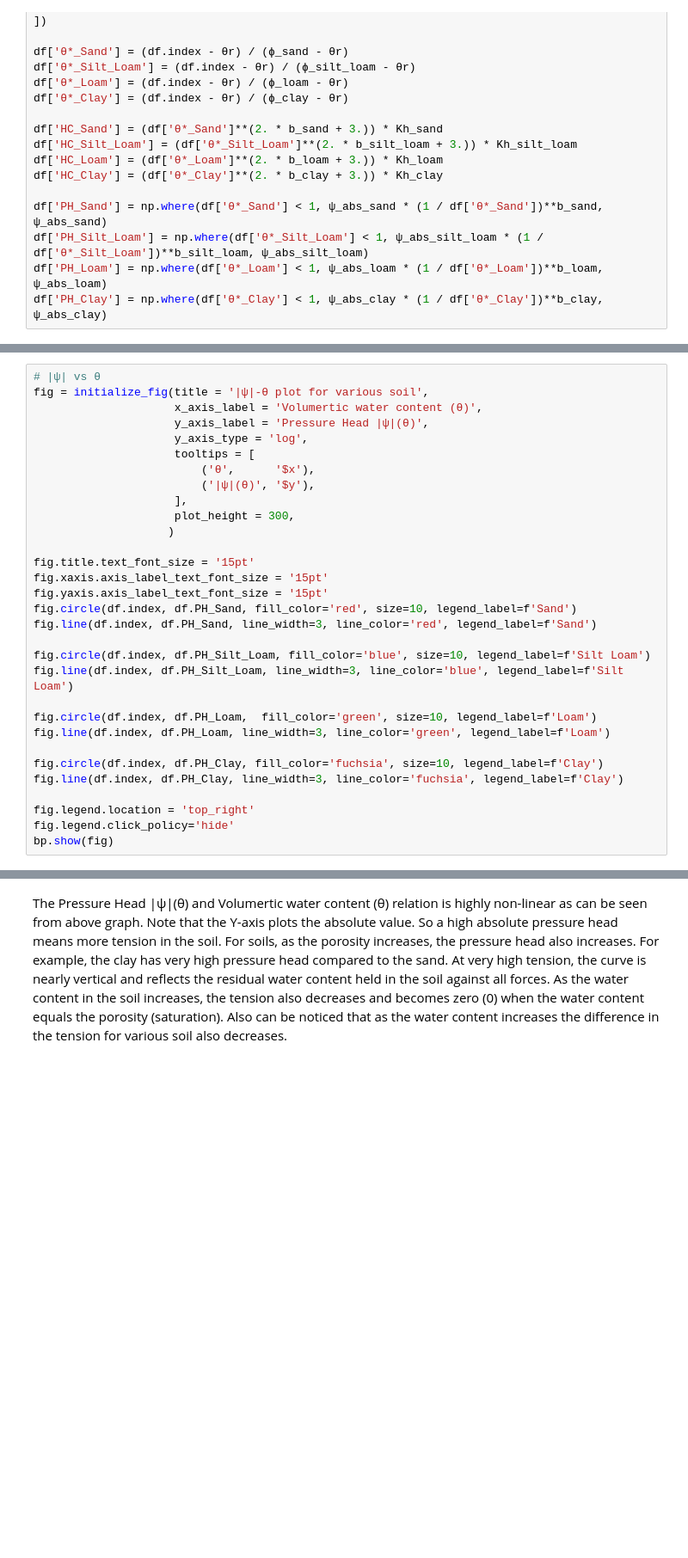
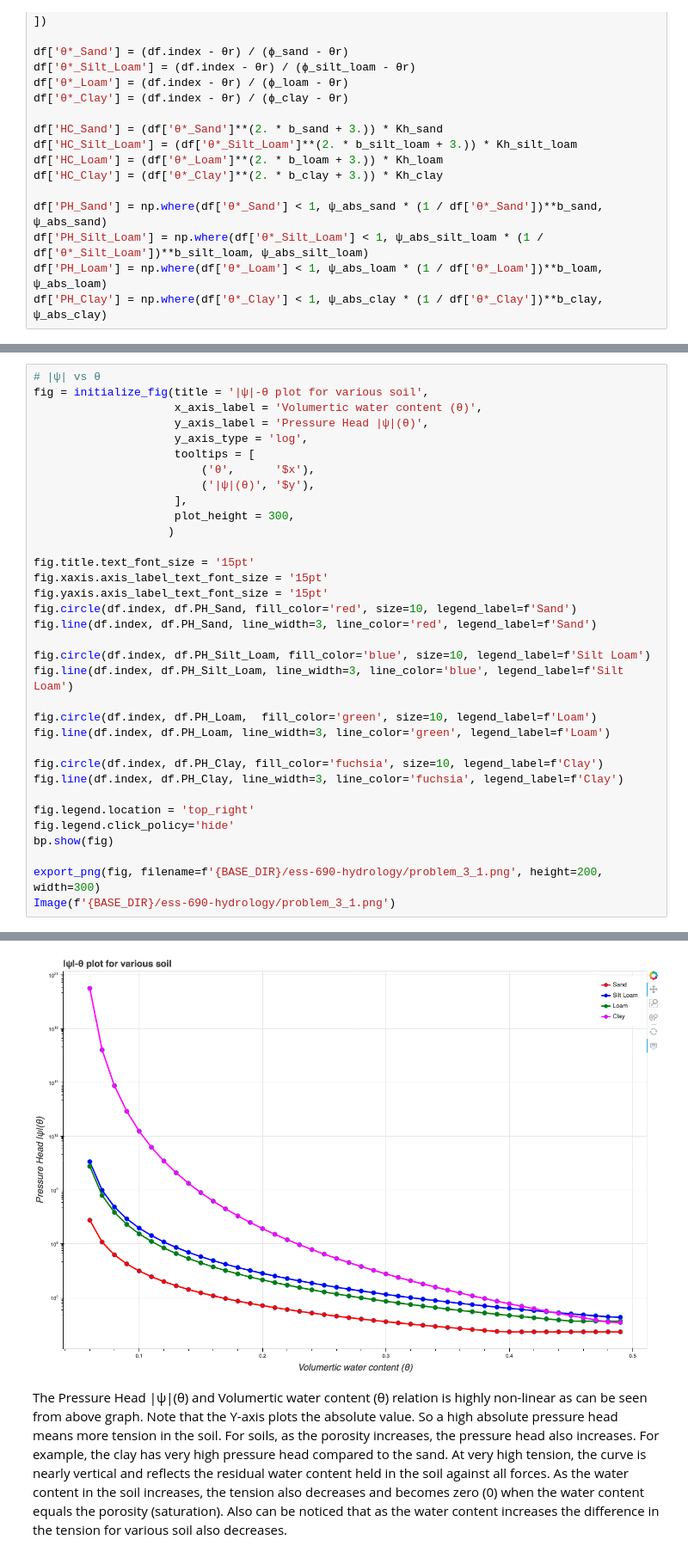
Before and after one commit to biplovbhandari/ess-690-hydrology, a Jupyter notebook: Homework#2.ipynb, the cells around one changed output, grey strips where cells are left out. Shown at 86% size. Drawn from its saved outputs; the diff is of its cells as text; blank space fills up the shorter version.

```diff
--- a/Homework#2.ipynb
+++ b/Homework#2.ipynb
@@ -489,33 +504,37 @@ fig = initialize_fig(title = '|ψ|-θ plot for various soil',
                      y_axis_label = 'Pressure Head |ψ|(θ)',
                      y_axis_type = 'log',
                      tooltips = [
                          ('θ',      '$x'),
                          ('|ψ|(θ)', '$y'),
                      ],
                      plot_height = 300,
                     )
 
 fig.title.text_font_size = '15pt'
 fig.xaxis.axis_label_text_font_size = '15pt'
 fig.yaxis.axis_label_text_font_size = '15pt'
 fig.circle(df.index, df.PH_Sand, fill_color='red', size=10, legend_label=f'Sand')
 fig.line(df.index, df.PH_Sand, line_width=3, line_color='red', legend_label=f'Sand')
 
 fig.circle(df.index, df.PH_Silt_Loam, fill_color='blue', size=10, legend_label=f'Silt Loam')
 fig.line(df.index, df.PH_Silt_Loam, line_width=3, line_color='blue', legend_label=f'Silt Loam')
 
 fig.circle(df.index, df.PH_Loam,  fill_color='green', size=10, legend_label=f'Loam')
 fig.line(df.index, df.PH_Loam, line_width=3, line_color='green', legend_label=f'Loam')
 
 fig.circle(df.index, df.PH_Clay, fill_color='fuchsia', size=10, legend_label=f'Clay')
 fig.line(df.index, df.PH_Clay, line_width=3, line_color='fuchsia', legend_label=f'Clay')
 
 fig.legend.location = 'top_right'
 fig.legend.click_policy='hide'
 bp.show(fig)
+
+export_png(fig, filename=f'{BASE_DIR}/ess-690-hydrology/problem_3_1.png', height=200, width=300)
+Image(f'{BASE_DIR}/ess-690-hydrology/problem_3_1.png')
 # %% [output]
 [interactive output not drawn]
 [interactive output not drawn]
+[figure, added]
 # %% [markdown]
 The Pressure Head |ψ|(θ) and Volumertic water content (θ) relation is highly non-linear as can be seen from above graph. Note that the Y-axis plots the absolute value. So a high absolute pressure head means more tension in the soil.
 For soils, as the porosity increases, the pressure head also increases. For example, the clay has very high pressure head compared to the sand. At very high tension, the curve is nearly vertical and reflects the residual water content held in the soil against all forces. As the water content in the soil increases, the tension also decreases and becomes zero (0) when the water content equals the porosity (saturation). Also can be noticed that as the water content increases the difference in the tension for various soil also decreases.
```
Also changed, not shown: parts of 7 cells of this notebook, 9 other files.
